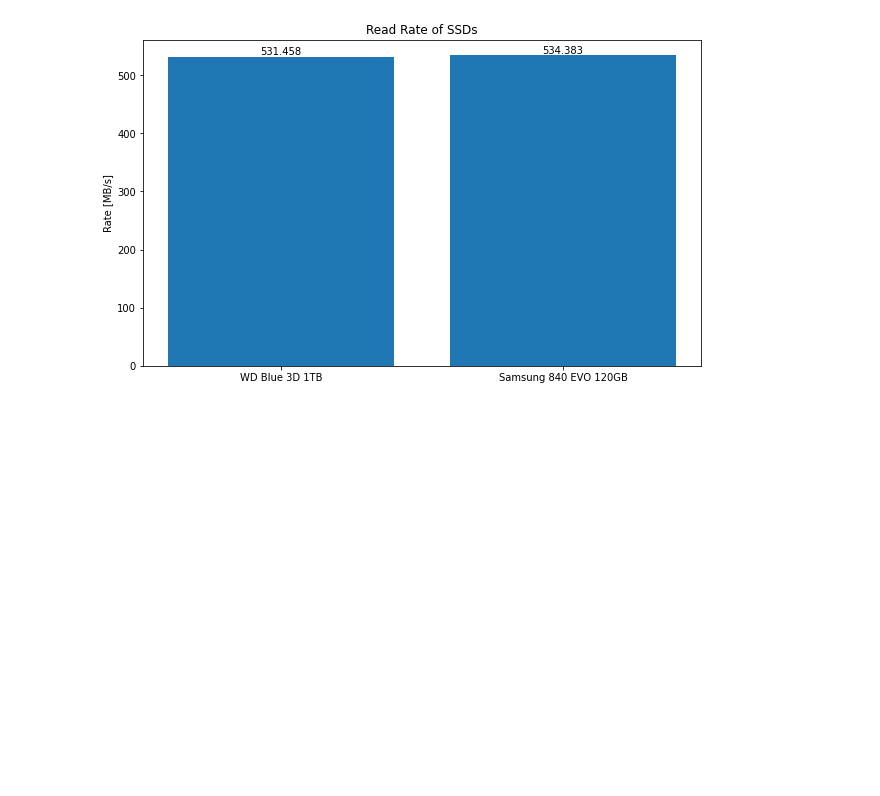
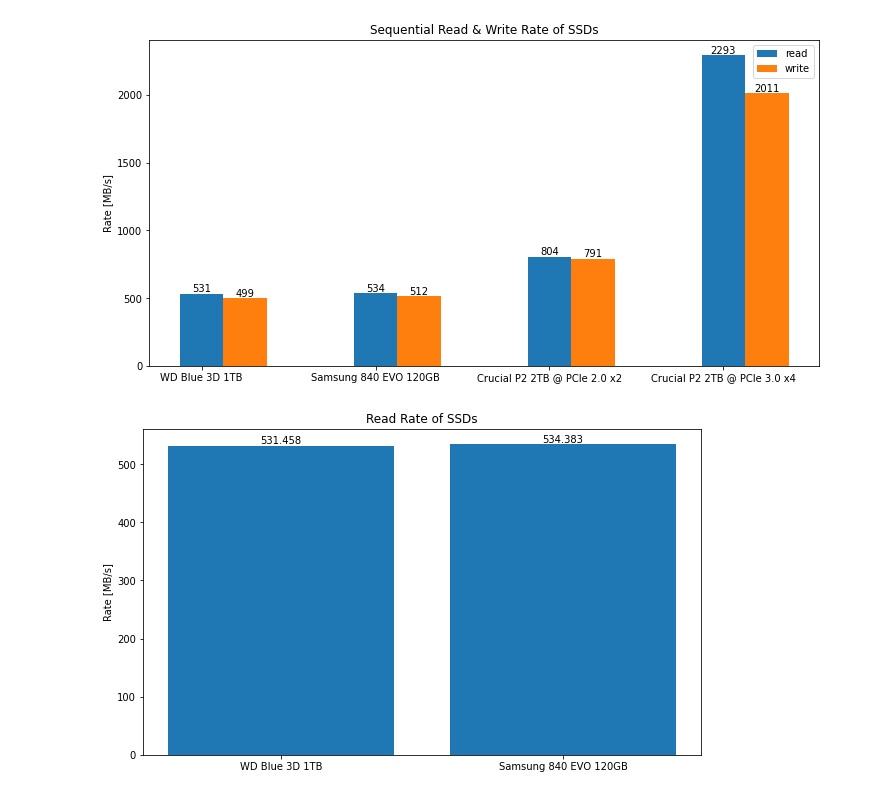
Before and after one commit to soerenmetje/CrystalDiskMark-Parser, a Jupyter notebook: examples/example_benchmark_plot.ipynb, the cells around one changed output. Saved outputs shown, nothing was run; the diff lists cells and outputs as text; code cells hidden in the pictures; blank space fills up the shorter version.

```diff
--- a/examples/example_benchmark_plot.ipynb
+++ b/examples/example_benchmark_plot.ipynb
@@ -6 +99,38 @@ import matplotlib.pyplot as plt
+# %%
+# Extract relevant rows
+data = df.loc[(df['read_write'] == 'read')
+              & (df['type'] == "SEQ")
+              & (df['queues'] == 8)
+              & (df['blocksize'] == 1)
+              & (df['unit_blocksize'] == "MiB")]
+
+# Extract relevant columns
+read_rate = data["rate"]
+read_rate = [round(x) for x in read_rate]
+name = data["comment"]
+
+# Extract relevant rows
+data = df.loc[(df['read_write'] == 'write')
+              & (df['type'] == "SEQ")
+              & (df['queues'] == 8)
+              & (df['blocksize'] == 1)
+              & (df['unit_blocksize'] == "MiB")]
+
+# Extract relevant columns
+write_rate = data["rate"]
+write_rate = [round(x) for x in write_rate]
+
+# Plot
+fig, ax = plt.subplots(figsize=(12, 6))
+con = ax.bar([float(x)  + .25 for x in  range(len(read_rate))], read_rate, tick_label=name, width = 0.25)
+ax.bar_label(con)
+con = ax.bar([float(x)  + .5 for x in  range(len(write_rate))], write_rate, width = 0.25)
+ax.bar_label(con)
+ax.set_title("Sequential Read & Write Rate of SSDs")
+ax.set_ylabel("Rate [MB/s]")
+plt.legend(["read", "write"])
+fig.savefig('./plots/example3.png', bbox_inches='tight')
+plt.show()
+# %% [output]
+[figure, added]
 # %%
```
Also changed, not shown: parts of 6 cells of this notebook, 1 other file.
